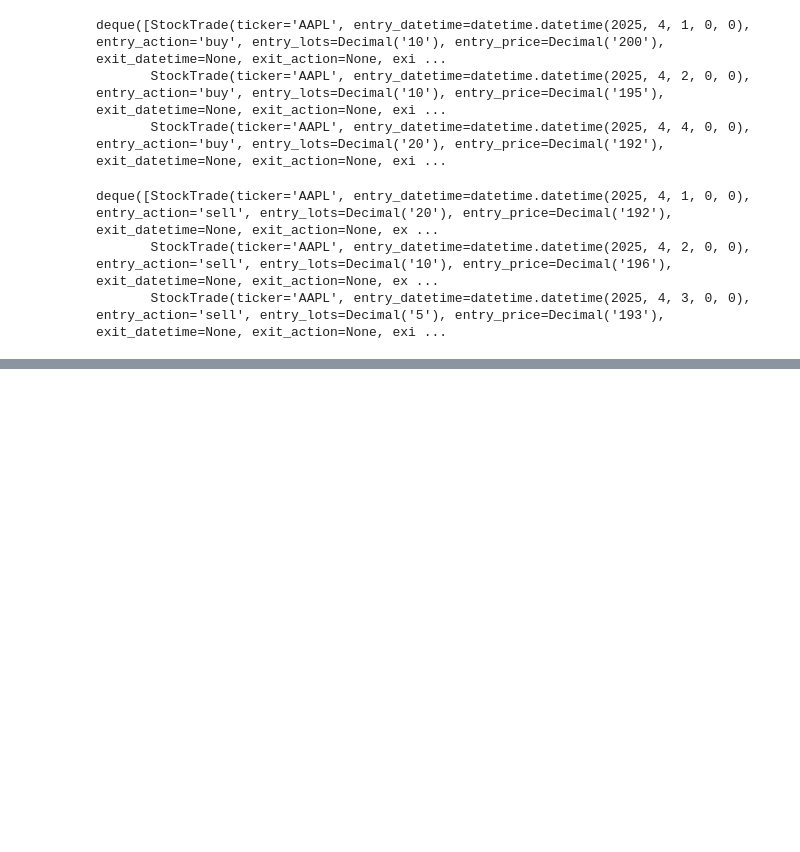
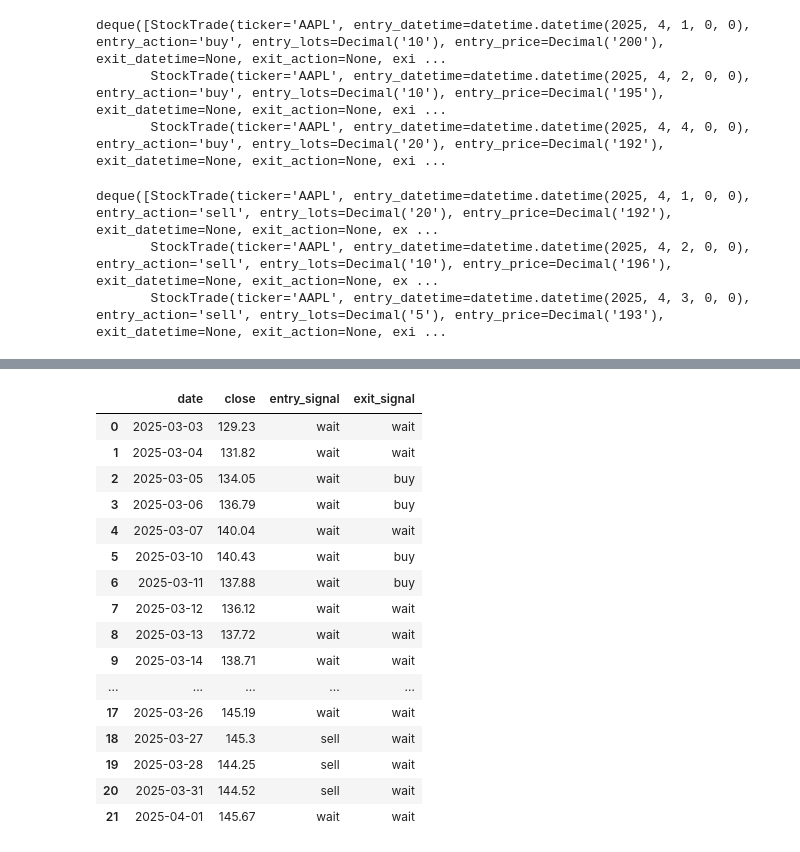
Before and after one commit to CKAbundant/sentiment, a Jupyter notebook: signal.ipynb, the cells around one changed output, grey strips where cells are left out. Drawn from its saved outputs; the diff is of its cells as text; code cells hidden in the pictures; blank space fills up the shorter version.

```diff
--- a/signal.ipynb
+++ b/signal.ipynb
@@ -185,0 +204,30 @@ df
+# %%
+entry_type = "short_only"
+
+exit = utils.get_class_instance(
+    "SentiExit",
+    "./src/strategy/exit/senti_exit.py",
+    entry_type=entry_type,
+    # rating_col="av_rating",
+)
+
+df_signal = exit.gen_exit_signal(df_signal)
+df_signal.loc[:, ["date", "close", "entry_signal", "exit_signal"]]
+# %% [output]
+|  | date | close | entry_signal | exit_signal |
+| 0 | 2025-03-03 | 129.23 | wait | wait |
+| 1 | 2025-03-04 | 131.82 | wait | wait |
+| 2 | 2025-03-05 | 134.05 | wait | buy |
+| 3 | 2025-03-06 | 136.79 | wait | buy |
+| 4 | 2025-03-07 | 140.04 | wait | wait |
+| 5 | 2025-03-10 | 140.43 | wait | buy |
+| 6 | 2025-03-11 | 137.88 | wait | buy |
+| 7 | 2025-03-12 | 136.12 | wait | wait |
+| 8 | 2025-03-13 | 137.72 | wait | wait |
+| 9 | 2025-03-14 | 138.71 | wait | wait |
+| ... | ... | ... | ... | ... |
+| 17 | 2025-03-26 | 145.19 | wait | wait |
+| 18 | 2025-03-27 | 145.3 | sell | wait |
+| 19 | 2025-03-28 | 144.25 | sell | wait |
+| 20 | 2025-03-31 | 144.52 | sell | wait |
+| 21 | 2025-04-01 | 145.67 | wait | wait |
```
Also changed, not shown: parts of 13 cells of this notebook, 10 other files.
